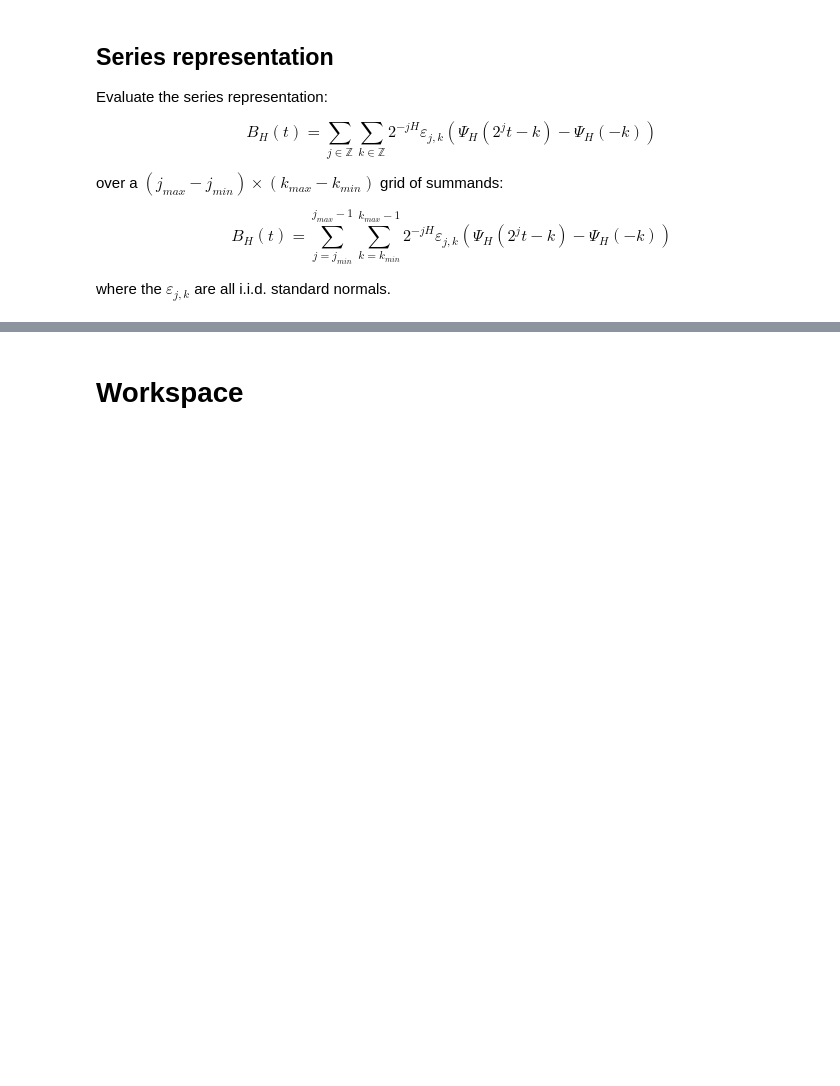
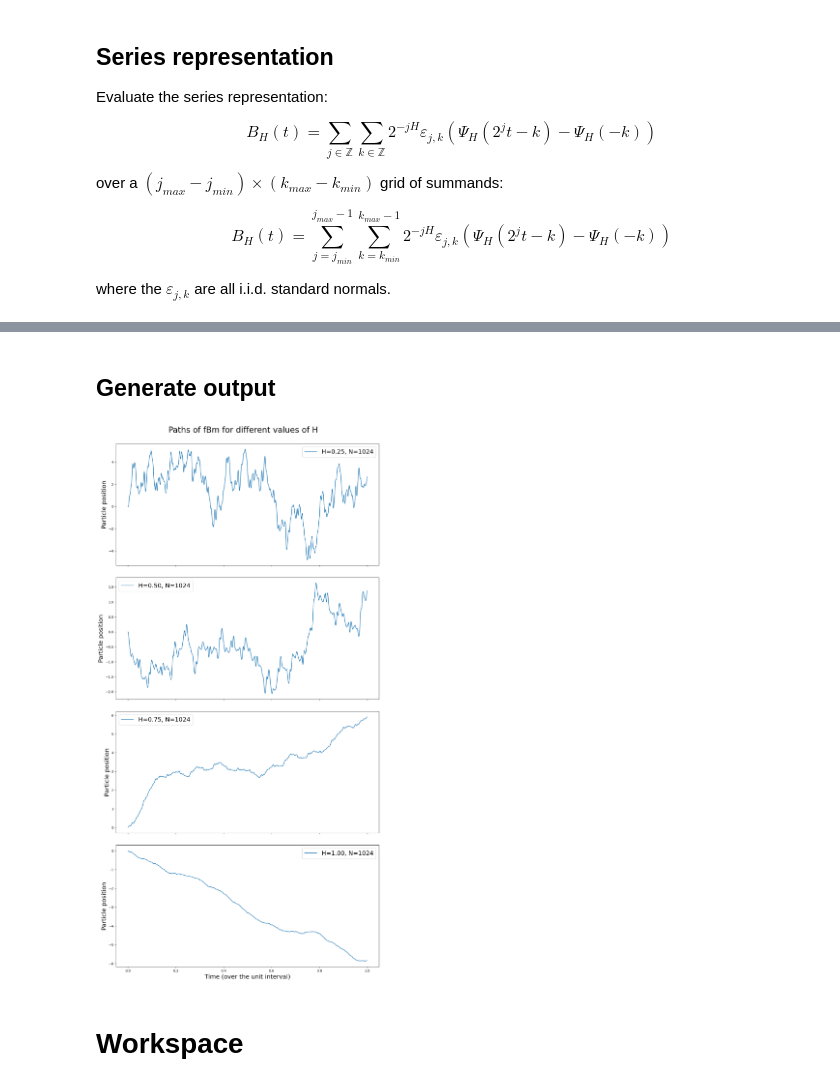
Before and after one commit to EmmaShedden/logm-fractional-brownian-motion, a Jupyter notebook: series-rep/main.ipynb, the cells around one changed output, grey strips where cells are left out. Saved outputs shown, nothing was run; the diff lists cells and outputs as text; code cells hidden in the pictures; blank space fills up the shorter version.

```diff
--- a/series-rep/main.ipynb
+++ b/series-rep/main.ipynb
@@ -265,17 +299,3 @@ def B_H(H, t, eps):
         for k in range(k_min, k_max):
             sum += 2**(-j * H) * eps[j - j_min][k - k_min] * (Psi_H(H, 2**j * t - k) - Psi_H(H, -k))
     return sum
-# %%
-d = 0.25
-eps = epsilons()
-for H in np.arange(d, 1, d):
-    ts = np.arange(0, 1, 2**(-10))
-    fbm_H = np.array([B_H(H, t, eps) for t in ts])
-    plt.plot(ts, fbm_H, label="H={}, N = {}".format(H, ts.size))
-
-    plt.title("Fractional Brownian motion over time with H={}".format(H))
-    plt.xlabel("Time")
-    plt.xlabel("Height")
-    plt.legend()
-
-    plt.show()
@@ -286,3 +302,31 @@ for H in np.arange(d, 1, d):
+# %%
+def simulate_all():
+    Hs = np.arange(delta_H, 1, delta_H) # H : float in (0, 1)
+
+    n = len(Hs) # number of trials
+    Ns = np.full((n, ), N) # for now we won't vary this parameter
+    ts = np.arange(T_0, T_N, (T_N - T_0) / N)
+    Ts = np.array([ts for k in range(n)])
+
+    fBms = np.empty((n, N, ))
+
+    for k in range(n):
+        H = Hs[k]
+        assert(0 < H and H < 1 and type(N) is int and 0 < N)
+
+        eps = epsilons()
+        fBms[k] = np.array([B_H(H, t, eps) for t in Ts[k]]) # simulate(N, M, H)
+
+    return Hs, Ns, Ts, fBms
+# %% [markdown]
+## Generate output
+# %%
+Hs, Ns, Ts, fBms = simulate_all()
+
+if show_graphs or save_graphs:
+    plot(Hs, Ns, Ts, fBms)
+# %% [output]
+[figure, added]
 # %% [markdown]
 # Workspace
 # %% [markdown]
```
Also changed, not shown: parts of 21 cells of this notebook, 2 other files.
